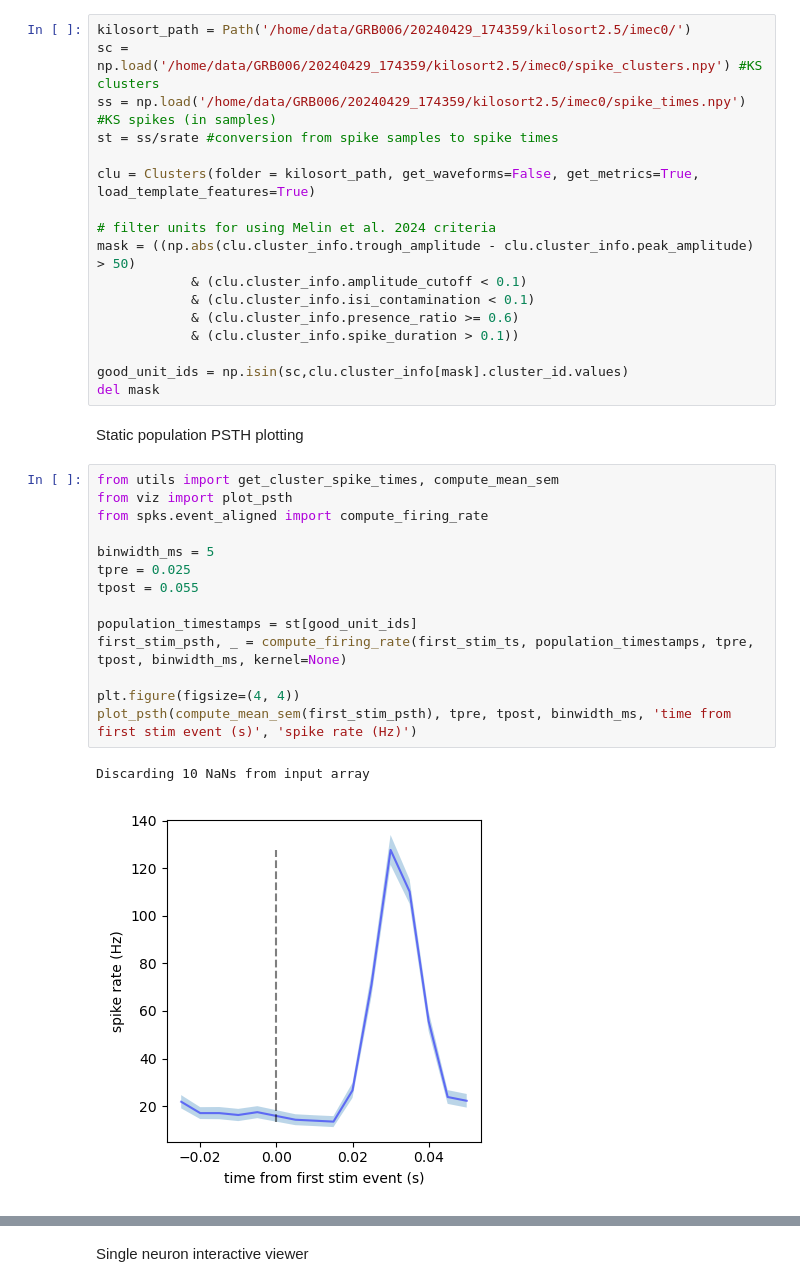
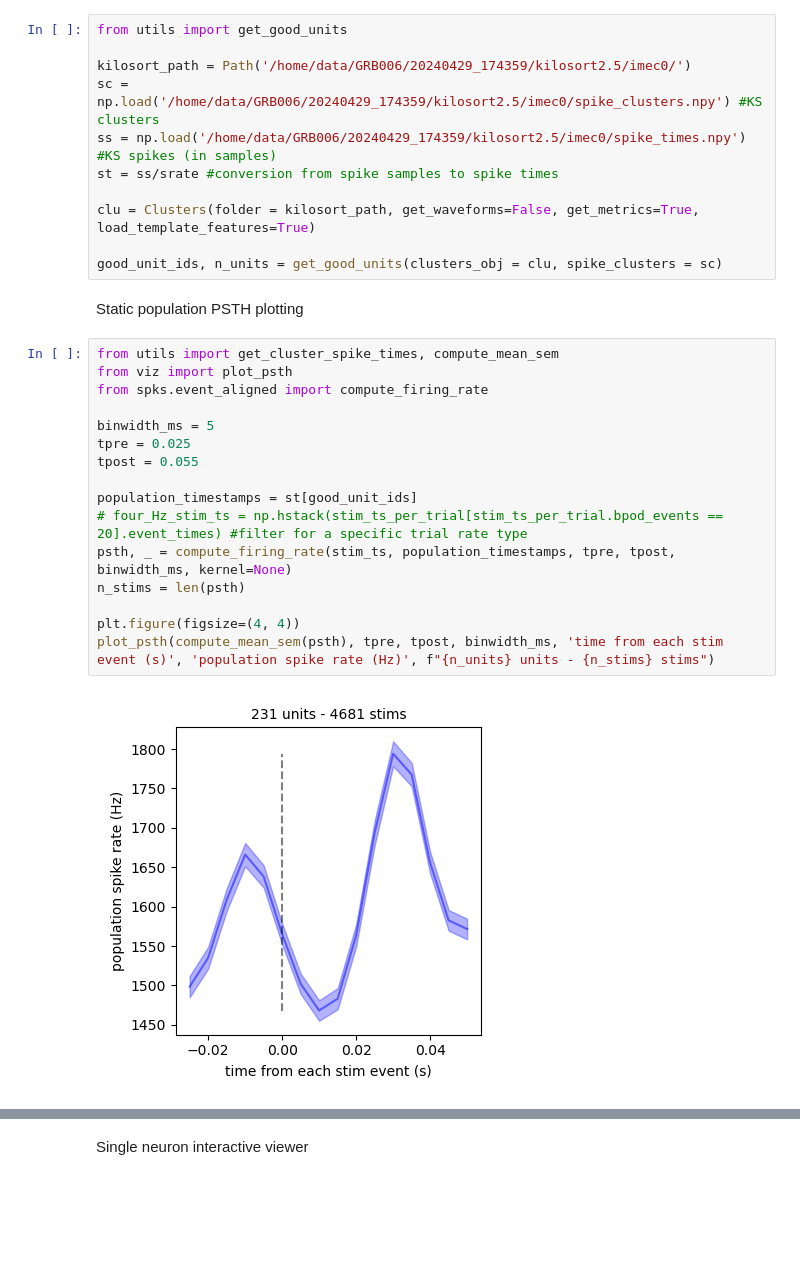
Before and after one commit to rojasgabriel/ephys, a Jupyter notebook: ephys_analysis_prototyping.ipynb, the cells around one changed output, grey strips where cells are left out. Drawn from its saved outputs; the diff is of its cells as text; blank space fills up the shorter version.

```diff
--- a/ephys_analysis_prototyping.ipynb
+++ b/ephys_analysis_prototyping.ipynb
@@ -64,6 +74,8 @@ del ti, start_time, end_time, events_in_interval
 # %% [markdown]
 Loading and filtering KS results
 # %%
+from utils import get_good_units
+
 kilosort_path = Path('/home/data/GRB006/20240429_174359/kilosort2.5/imec0/')
 sc = np.load('/home/data/GRB006/20240429_174359/kilosort2.5/imec0/spike_clusters.npy') #KS clusters
 ss = np.load('/home/data/GRB006/20240429_174359/kilosort2.5/imec0/spike_times.npy') #KS spikes (in samples)
@@ -71,31 +83,24 @@ st = ss/srate #conversion from spike samples to spike times
 
 clu = Clusters(folder = kilosort_path, get_waveforms=False, get_metrics=True, load_template_features=True)
 
-# filter units for using Melin et al. 2024 criteria
-mask = ((np.abs(clu.cluster_info.trough_amplitude - clu.cluster_info.peak_amplitude) > 50)
-            & (clu.cluster_info.amplitude_cutoff < 0.1)
-            & (clu.cluster_info.isi_contamination < 0.1)
-            & (clu.cluster_info.presence_ratio >= 0.6)
-            & (clu.cluster_info.spike_duration > 0.1))
-
-good_unit_ids = np.isin(sc,clu.cluster_info[mask].cluster_id.values)
-del mask
+good_unit_ids, n_units = get_good_units(clusters_obj = clu, spike_clusters = sc)
 # %% [markdown]
 Static population PSTH plotting
 # %%
 from utils import get_cluster_spike_times, compute_mean_sem
 from viz import plot_psth
 from spks.event_aligned import compute_firing_rate
 
 binwidth_ms = 5
 tpre = 0.025
 tpost = 0.055
 
 population_timestamps = st[good_unit_ids]
-first_stim_psth, _ = compute_firing_rate(first_stim_ts, population_timestamps, tpre, tpost, binwidth_ms, kernel=None)
+# four_Hz_stim_ts = np.hstack(stim_ts_per_trial[stim_ts_per_trial.bpod_events == 20].event_times) #filter for a specific trial rate type
+psth, _ = compute_firing_rate(stim_ts, population_timestamps, tpre, tpost, binwidth_ms, kernel=None)
+n_stims = len(psth)
 
 plt.figure(figsize=(4, 4))
-plot_psth(compute_mean_sem(first_stim_psth), tpre, tpost, binwidth_ms, 'time from first stim event (s)', 'spike rate (Hz)')
+plot_psth(compute_mean_sem(psth), tpre, tpost, binwidth_ms, 'time from each stim event (s)', 'population spike rate (Hz)', f"{n_units} units - {n_stims} stims")
 # %% [output]
-Discarding 10 NaNs from input array
-[figure, old version]
+[figure, new version]
```
Also changed, not shown: parts of 10 cells of this notebook, 2 other files.
